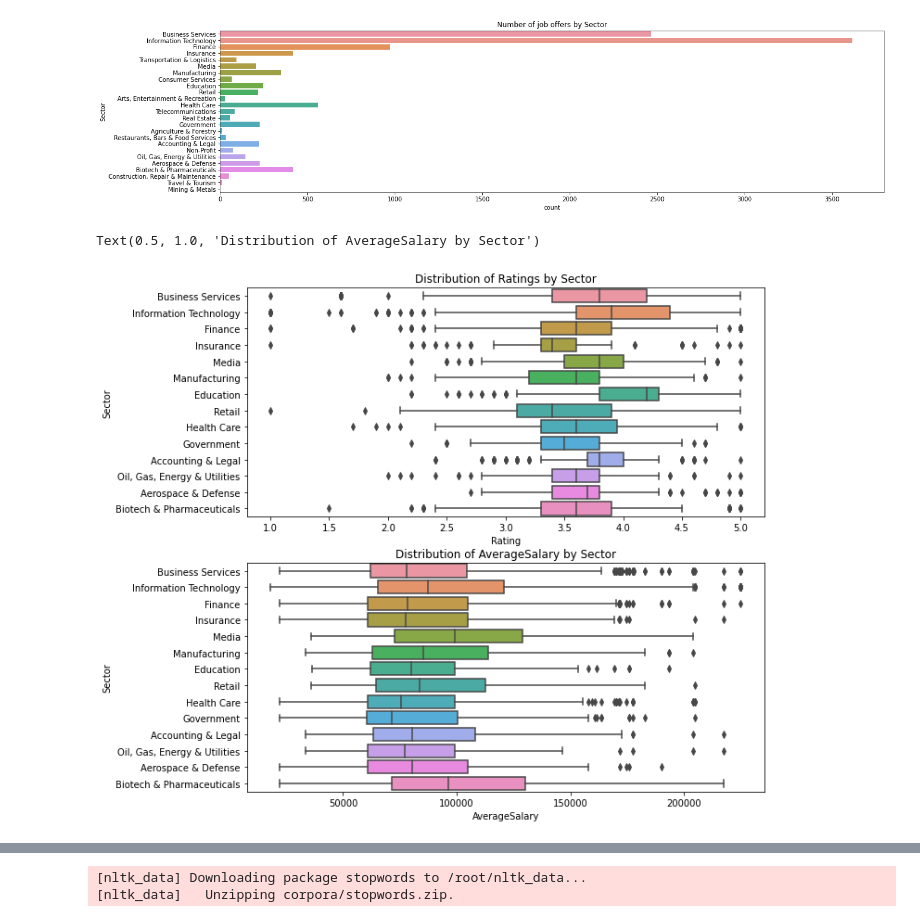
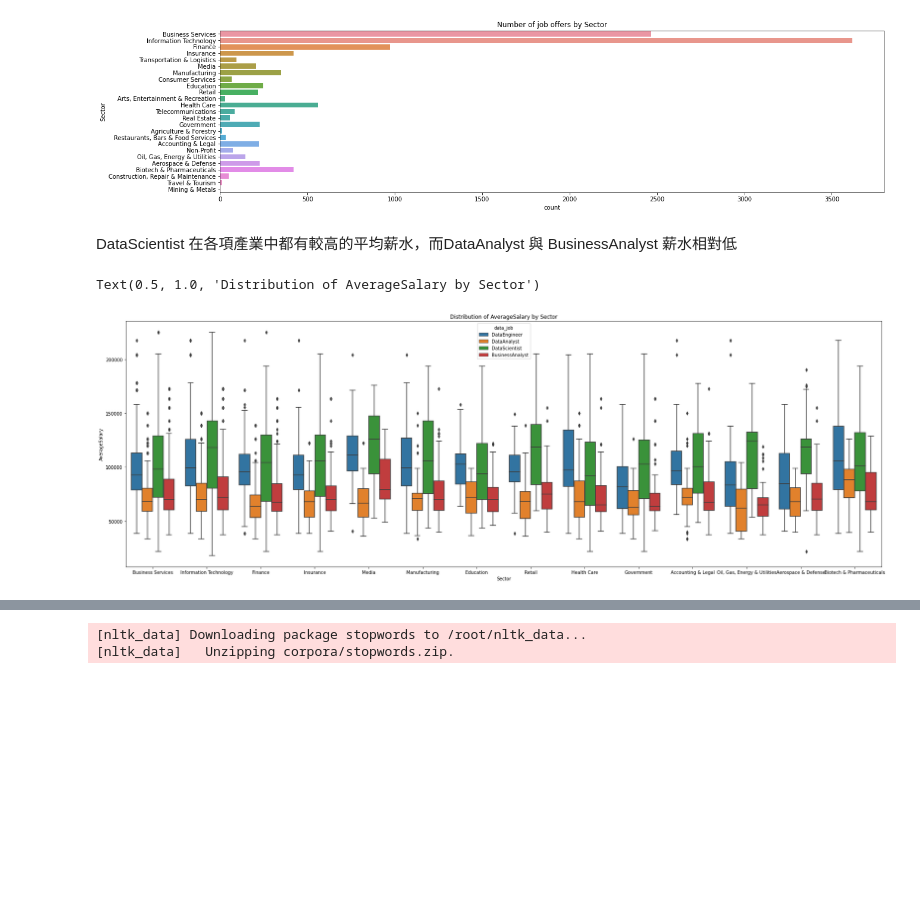
Before and after one commit to DANIEL20625/homework, a Jupyter notebook: homework.ipynb, the cells around one changed output, grey strips where cells are left out. Saved outputs shown, nothing was run; the diff lists cells and outputs as text; code cells hidden in the pictures; blank space fills up the shorter version.

```diff
--- a/homework.ipynb
+++ b/homework.ipynb
@@ -248,0 +251,3 @@ ALL_Data['State'] = ALL_Data['State'].str.replace('United Kingdom','UK')
+# %%
+plt.rcParams["figure.figsize"] = (30,10)
+sb.boxplot(x='State',y='AverageSalary',hue = "data_job",data=ALL_Data).set_title("Distribution of AverageSalary by data_job")
@@ -249,3 +259,4 @@ ALL_Data['State'] = ALL_Data['State'].str.replace('United Kingdom','UK')
 # %%
-sb.countplot(y='State', data=ALL_Data).set_title("Number of job offers by State")
+plt.rcParams["figure.figsize"] = (30,10)
+sb.countplot(y='State',hue = "data_job", data=ALL_Data).set_title("Number of data_job offers by State")
 # %% [output]
@@ -254,8 +265,3 @@ Text(0.5, 1.0, 'Number of job offers by State')
 # %%
 ALL_Data.drop(['Headquarters'],axis=1,inplace=True)
 ALL_Data.head(5)
-# %%
-plt.rcParams["figure.figsize"] = (20,5)
-fig, ax =plt.subplots(1,2)
-sb.boxplot(x='State',y='Rating',data=ALL_Data,ax=ax[0]).set_title("Distribution of Ratings by State")
-sb.boxplot(x='State',y='AverageSalary',data=ALL_Data,ax=ax[1]).set_title("Distribution of AverageSalary by State")
@@ -269,12 +272,12 @@ sb.countplot(y='Sector',data=ALL_Data).set_title("Number of job offers by Sector
 # %% [output]
 Text(0.5, 1.0, 'Number of job offers by Sector')
 [figure]
+# %% [markdown]
+DataScientist 在各項產業中都有較高的平均薪水，而DataAnalyst 與 BusinessAnalyst 薪水相對低
 # %%
-plt.rcParams["figure.figsize"] = (10,10)
+plt.rcParams["figure.figsize"] = (30,10)
 plus100 = ALL_Data['Sector'].map(ALL_Data['Sector'].value_counts()) > 100 # More than 100 job offers
-fig, ax = plt.subplots(2,1)
-sb.boxplot(y='Sector',x='Rating',data=ALL_Data[plus100],ax=ax[0]).set_title("Distribution of Ratings by Sector")
-sb.boxplot(y='Sector',x='AverageSalary',data=ALL_Data[plus100],ax=ax[1]).set_title("Distribution of AverageSalary by Sector")
+sb.boxplot(x='Sector',y='AverageSalary',hue="data_job",data=ALL_Data[plus100]).set_title("Distribution of AverageSalary by Sector")
 # %% [output]
 Text(0.5, 1.0, 'Distribution of AverageSalary by Sector')
-[figure, old version]
+[figure, new version]
```
Also changed, not shown: parts of 28 cells of this notebook.
